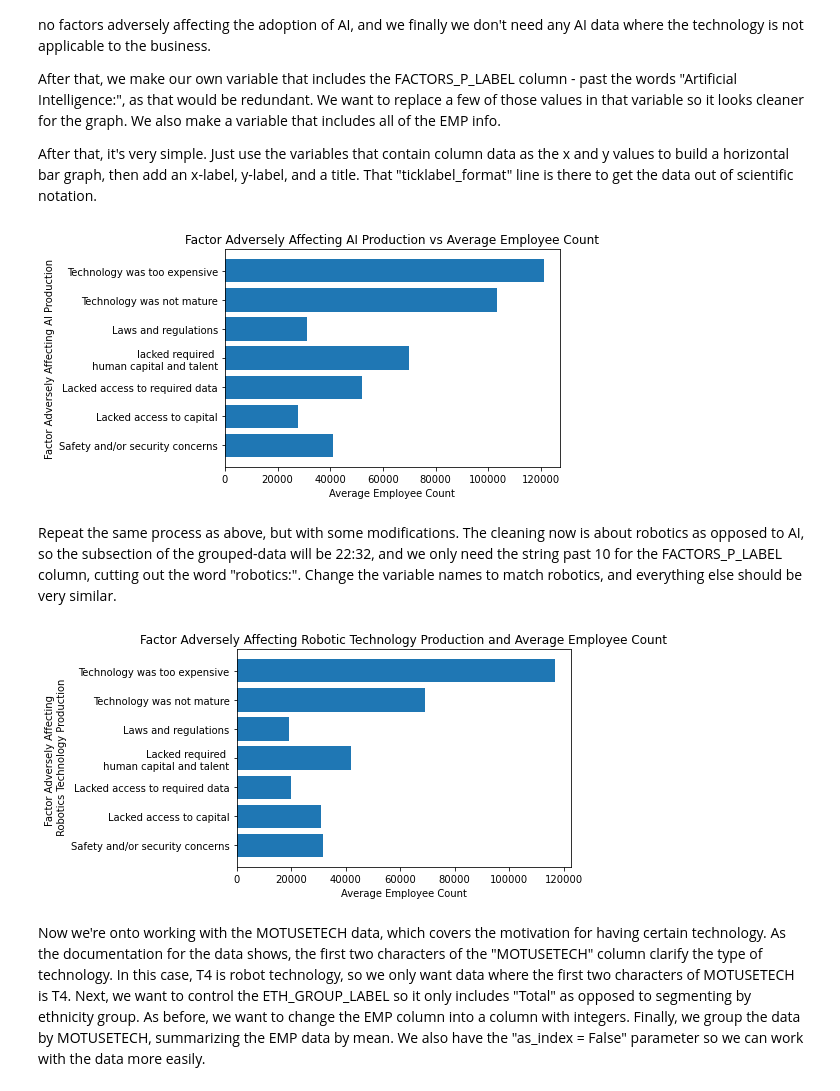
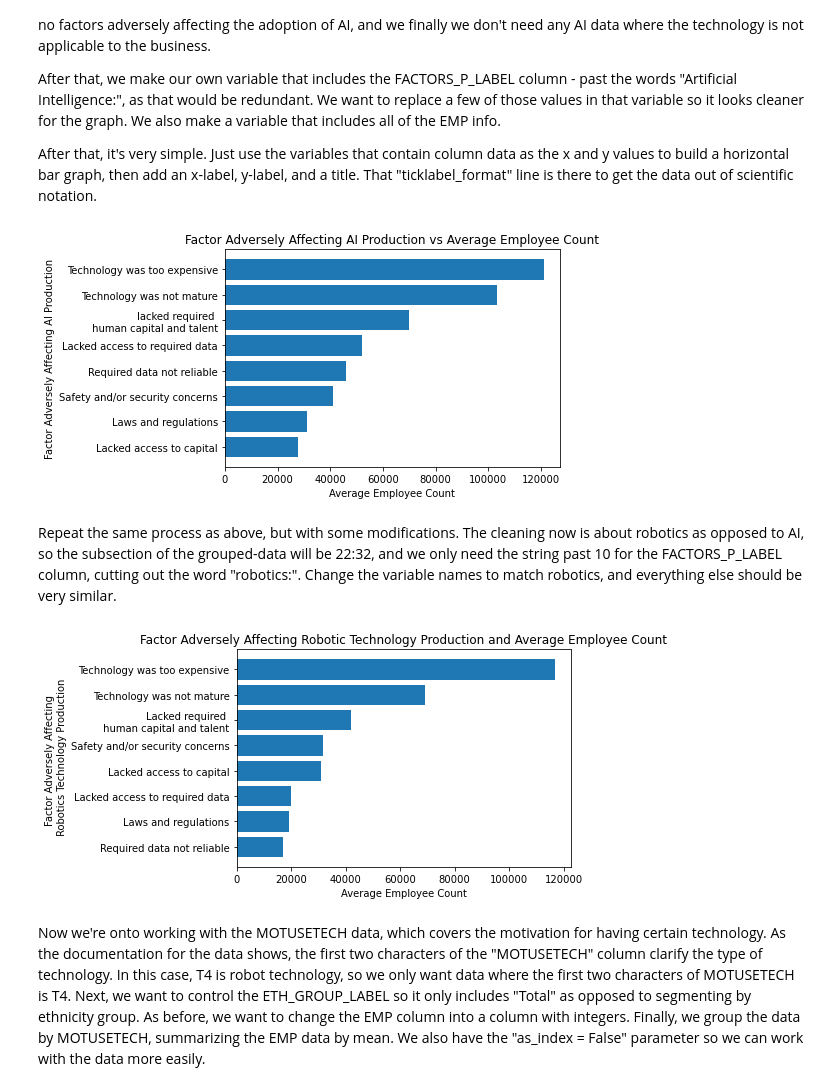
Before and after one commit to OnionYams/M8-Assess, a Jupyter notebook: jared_data_analysis.ipynb, the cells around one changed output. Saved outputs shown, nothing was run; the diff lists cells and outputs as text; code cells hidden in the pictures.

```diff
--- a/jared_data_analysis.ipynb
+++ b/jared_data_analysis.ipynb
@@ -59,28 +59,29 @@ After that, it's very simple. Just use the variables that contain column data as
 # %%
 tech_df_AI = tech_df_factor_grouped[0:10]
 tech_df_AI = tech_df_AI[tech_df_AI['FACTORS_P_LABEL'] != 'Artificial Intelligence: Technology not applicable to this business']
 tech_df_AI = tech_df_AI[tech_df_AI['FACTORS_P_LABEL'] != 'Artificial Intelligence: No factors adversely affected the adoption of this technology']
-tech_df_AI = tech_df_AI[tech_df_AI['FACTORS_P_LABEL'] != 'Artificial Intelligence: Required data not reliable']
+tech_df_AI = tech_df_AI.sort_values(by = 'EMP', ascending = False)
 factors_p_label = tech_df_AI['FACTORS_P_LABEL'].str[25:]
 factors_p_label = factors_p_label.replace('Concerns regarding safety and security (physical security and/or cyber security)',
 'Safety and/or security concerns')
 factors_p_label = factors_p_label.replace('Lacked access to required human capital and talent', 'lacked required \n human capital and talent')
 emp_info = tech_df_AI['EMP']
 
 tech_df_AI_plot = plt.barh(factors_p_label, emp_info)
 tech_df_AI_plot = plt.xlabel('Average Employee Count')
 tech_df_AI_plot = plt.ylabel('Factor Adversely Affecting AI Production')
 tech_df_AI_plot = plt.ticklabel_format(style = 'plain', axis = 'x')
-tech_df_AI_plot = plt.title('Factor Adversely Affecting AI Production vs Average Employee Count');
+tech_df_AI_plot = plt.title('Factor Adversely Affecting AI Production vs Average Employee Count')
+tech_df_AI_plot = plt.gca().invert_yaxis();
 # %% [output]
-[figure, old version]
+[figure, new version]
 # %% [markdown]
 Repeat the same process as above, but with some modifications. The cleaning now is about robotics as opposed to AI, so the subsection of the grouped-data will be 22:32, and we only need the string past 10 for the FACTORS_P_LABEL column, cutting out the word "robotics:". Change the variable names to match robotics, and everything else should be very similar.
 # %%
 tech_df_robotics = tech_df_factor_grouped[22:32]
 tech_df_robotics = tech_df_robotics[tech_df_robotics['FACTORS_P_LABEL'] != 'Robotics: Technology not applicable to this business']
 tech_df_robotics = tech_df_robotics[tech_df_robotics['FACTORS_P_LABEL'] != 'Robotics: No factors adversely affected the adoption of this technology']
-tech_df_robotics = tech_df_robotics[tech_df_robotics['FACTORS_P_LABEL'] != 'Robotics: Required data not reliable']
+tech_df_robotics = tech_df_robotics.sort_values(by = 'EMP', ascending = False)
 factors_p_label_robotics = tech_df_robotics['FACTORS_P_LABEL'].str[10:]
 factors_p_label_robotics = factors_p_label_robotics.replace('Concerns regarding safety and security (physical security and/or cyber security)',
 'Safety and/or security concerns')
@@ -91,9 +92,10 @@ tech_df_robotics_plot = plt.barh(factors_p_label_robotics, robotics_emp_info)
 tech_df_robotics_plot = plt.xlabel('Average Employee Count')
 tech_df_robotics_plot = plt.ylabel('Factor Adversely Affecting \n Robotics Technology Production')
 tech_df_robotics_plot = plt.title('Factor Adversely Affecting Robotic Technology Production and Average Employee Count')
-tech_df_robotics_plot = plt.ticklabel_format(style = 'plain', axis = 'x');
+tech_df_robotics_plot = plt.ticklabel_format(style = 'plain', axis = 'x')
+tech_df_robotics_plot = plt.gca().invert_yaxis()
 # %% [output]
-[figure, old version]
+[figure, new version]
 # %% [markdown]
 Now we're onto working with the MOTUSETECH data, which covers the motivation for having certain technology. As the documentation for the data shows, the first two characters of the "MOTUSETECH" column clarify the type of technology. In this case, T4 is robot technology, so we only want data where the first two characters of MOTUSETECH is T4. Next, we want to control the ETH_GROUP_LABEL so it only includes "Total" as opposed to segmenting by ethnicity group. As before, we want to change the EMP column into a column with integers. Finally, we group the data by MOTUSETECH, summarizing the EMP data by mean. We also have the "as_index = False" parameter so we can work with the data more easily.
 # %%
```
Also changed, not shown: parts of 4 cells of this notebook.
